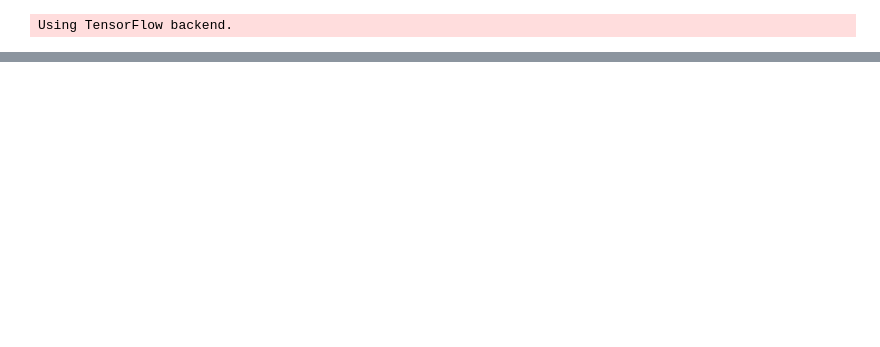
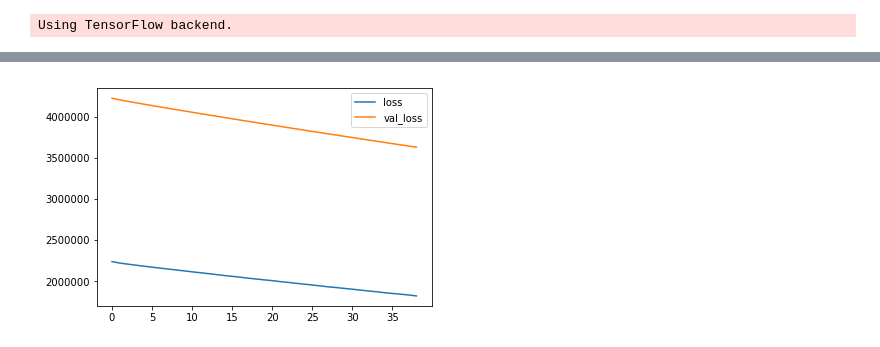
Before and after one commit to valcourgeau/intro-deep-learning-group, a Jupyter notebook: End2End_simpletest-val.ipynb, the cells around one changed output, grey strips where cells are left out. Cells and saved outputs as stored; diff of their text form; code cells hidden in the pictures; blank space fills up the shorter version.

Commit message:
automated training + cross_validation on validation set

```diff
--- a/End2End_simpletest-val.ipynb
+++ b/End2End_simpletest-val.ipynb
@@ -237,7 +237,7 @@ def sae(x_train, N_EPOCHS, BATCH_SIZE,LEARNING_RATE, neurons):
 #for the moment just a holder function for running the lstm or mlp
 #can tweak parameters depending on tests
 
-def run_regression(trainX, trainY, testX, testY, look_back, LEARNING_RATE, BATCH_SIZE, EPOCHS, neurons, dropout ):
+def run_regression(trainX, trainY, testX, testY, look_back, LEARNING_RATE, BATCH_SIZE, EPOCHS, neurons, dropout):
     #reset_graph()
     K.clear_session()
     # create and fit the LSTM network
@@ -250,7 +250,7 @@ def run_regression(trainX, trainY, testX, testY, look_back, LEARNING_RATE, BATCH
     model = Sequential()
 
     #lstm test
-    if look_back:
+    if look_back != 0:
         for i in enumerate(neurons):
             if i[0] != len(neurons)-1:
                 model.add(LSTM(i[1], input_shape=(look_back, lstm_features),  return_sequences=True, unroll=True))
@@ -258,7 +258,6 @@ def run_regression(trainX, trainY, testX, testY, look_back, LEARNING_RATE, BATCH
             else:
                 model.add(LSTM(i[1]))
                 model.add((Dropout(dropout)))
-
     #MLP Test
     else:
         for i in enumerate(neurons):
@@ -286,7 +285,7 @@ def make_reg_data(latent_val, y_train, look_back):
     trainY = all_trainY[:round(0.9*len(all_trainY))]
     testY = all_trainY[round(0.9*len(all_trainY)):]
 
-    if lookback:
+    if look_back != 0:
         ##### for an mlp dont do the lookback stuff ######
         trainX, trainY = create_dataset(trainX, trainY, look_back)
         testX, testY = create_dataset(testX, testY, look_back)
@@ -411,7 +410,7 @@ EPOCHS = 500
 LSTM_neurons = [50,20]
 MLP_neurons = [20,10]
 
-if lookback:
+if lookback!=0:
     layer1_2neurons =  LSTM_neurons
 else:
     layer1_2neurons =  MLP_neurons
@@ -653,0 +676,54 @@ w_Zscore = (cumRet_w - np.tile(mean_w[:,:,np.newaxis],(1,1,cumRet_w.shape[2])))
+# %%
+input_file = "sp500_index_data.csv"
+
+#select which features we are going to examine
+features = ['Close Price', 'Open Price', 'High Price', 'Low Price',
+           'Volume', 'MACD', 'CCI', 'ATR', 'BOLL', 'EMA20', 'MA10', 'MTM6', 'MA5',
+           'MTM12', 'ROC', 'SMI', 'WVAD', 'US Dollar Index', 'Federal Fund Rate']
+cheat = False
+cheat_fac = 0.0
+normalise = True #normalise data
+
+wavelet = False #use wavelet transform
+auto = False #use autoenconder - if no to both the raw normalised data goes into the lstm or mlp
+lookback = 4 #if 0 an MLP else the lookback period for an lstm
+dropout=0.0 #dropout parameter for generalisation tuning
+
+#autoencoder settings using relu activation
+N_EPOCHS=1000
+neurons = [20,15,15,10] #number of neurons for each layer of the stacked autoencoder
+BATCH_SIZE = 60
+LEARNING_RATE = 0.005
+
+#LSTM or MLP Settings
+BATCH_SIZE_LSTM = 50
+EPOCHS = 50
+LSTM_neurons = [50,20]
+MLP_neurons = [20,10]
+
+
+parameters = {
+    'lookback':lookback,
+    'LEARNING_RATE':LEARNING_RATE,
+    'BATCH_SIZE_LSTM':BATCH_SIZE_LSTM,
+    'EPOCHS':EPOCHS,
+    'layer1_2neurons':layer1_2neurons,
+    'dropout':dropout,
+    'cheat':cheat,
+    'cheat_fac':cheat_fac,
+    'wavelet':wavelet,
+    'auto':auto,
+    'N_EPOCHS':N_EPOCHS,
+    'BATCH_SIZE':BATCH_SIZE,
+    'LSTM_neurons':LSTM_neurons,
+    'MLP_neurons':MLP_neurons,
+    'features':features,
+    'input_file':input_file,
+    'normalise':normalise
+}
+
+
+list_hyper = [0.05, 0.2, 0.005]
+cross_validate(parameters, list_lr, 'dropout')
+# %% [output]
+[figure, added]
```
Also changed, not shown: parts of 13 cells of this notebook, 2 other files.
